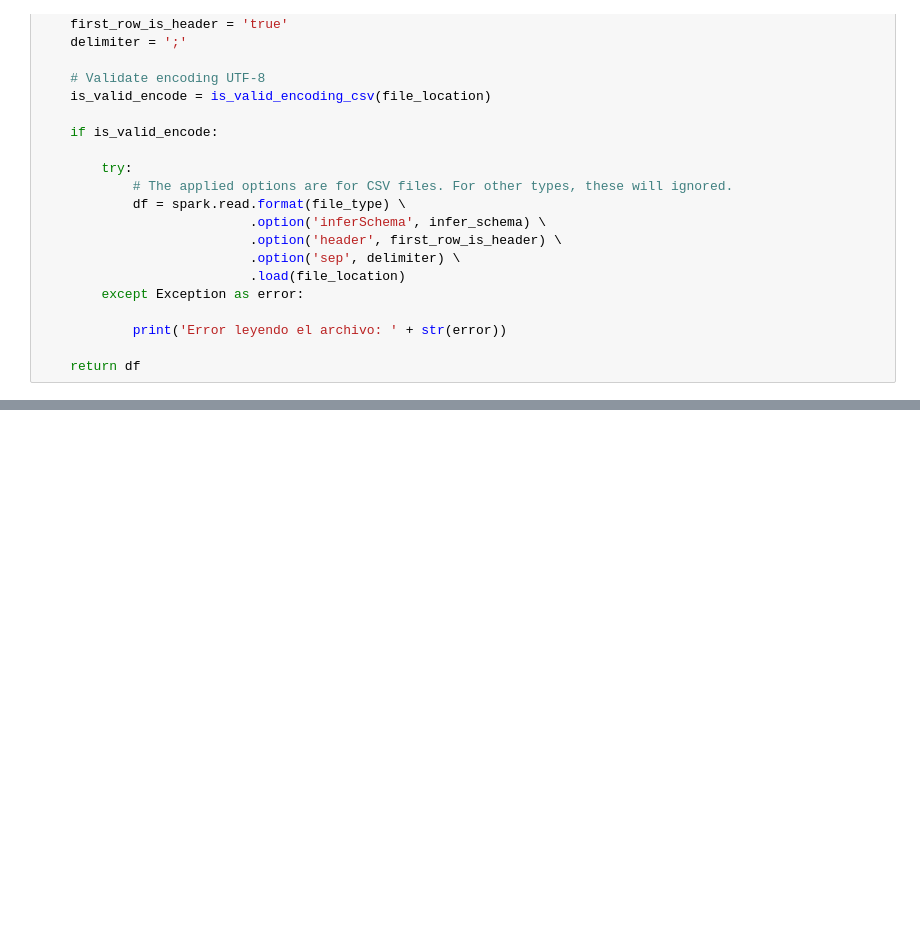
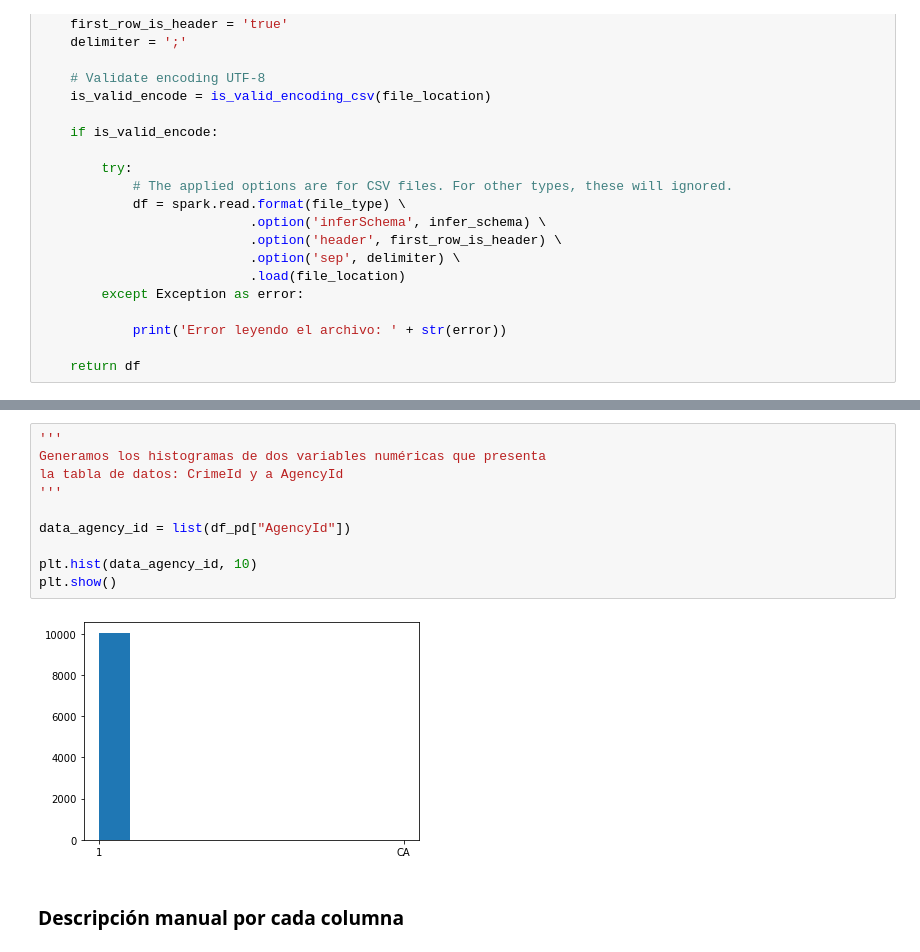
Before and after one commit to juadaves91/bd-bigdata-unir, a Jupyter notebook: Limpieza Datos Dataset - CSV.ipynb, the cells around one changed output, grey strips where cells are left out. Saved outputs shown, nothing was run; the diff lists cells and outputs as text; blank space fills up the shorter version.

```diff
--- a/Limpieza Datos Dataset - CSV.ipynb
+++ b/Limpieza Datos Dataset - CSV.ipynb
@@ -146 +265,15 @@ root
+# %%
+'''
+Generamos los histogramas de dos variables numéricas que presenta
+la tabla de datos: CrimeId y a AgencyId
+'''
+
+data_agency_id = list(df_pd["AgencyId"])
+
+plt.hist(data_agency_id, 10)
+plt.show()
+# %% [output]
+[figure, added]
+# %% [markdown]
+### Descripción manual por cada columna
 # %%
```
Also changed, not shown: parts of 107 cells of this notebook.
